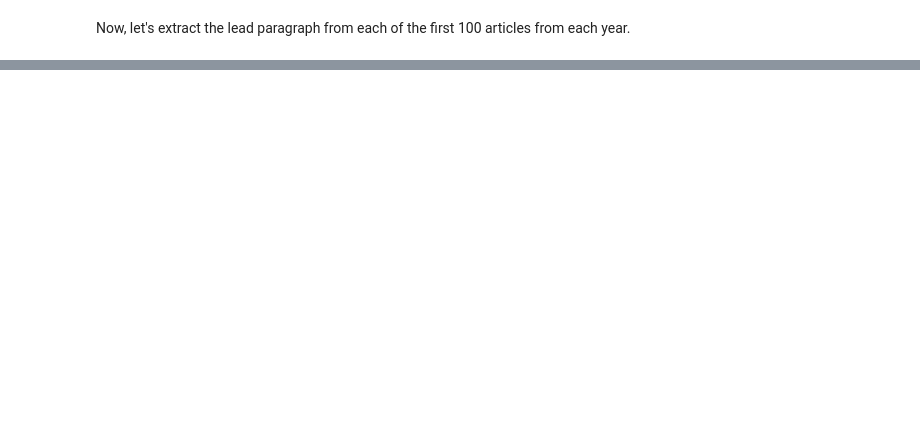
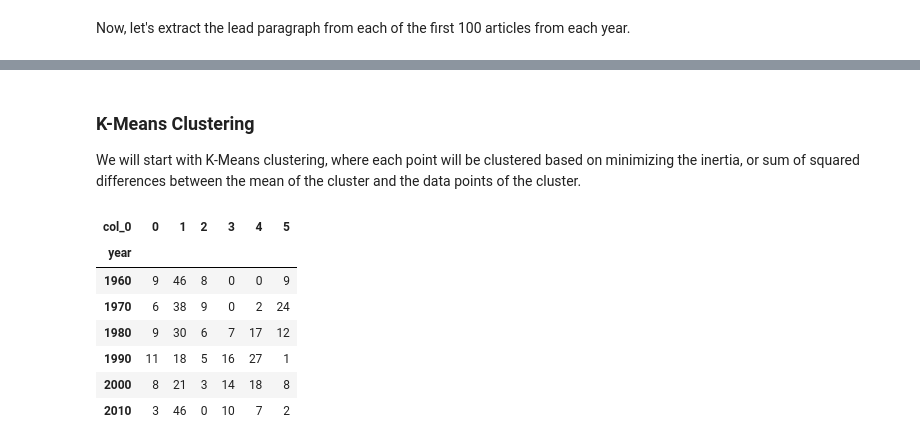
Before and after one commit to ephs08kmp/capstone_projects, a Jupyter notebook: 4.5.1 Unsupervised Learning Capstone.ipynb, the cells around one changed output, grey strips where cells are left out. Drawn from its saved outputs; the diff is of its cells as text; code cells hidden in the pictures; blank space fills up the shorter version.

```diff
--- a/4.5.1 Unsupervised Learning Capstone.ipynb
+++ b/4.5.1 Unsupervised Learning Capstone.ipynb
@@ -154,0 +160,36 @@ This still isn't working like I would expect...I'll keep going on this.
+# %%
+from sklearn.feature_extraction.text import TfidfVectorizer
+
+vectorizer = TfidfVectorizer(max_df=0.8,
+                            min_df=10,
+                            stop_words='english',
+                            lowercase=False,
+                            use_idf=True,
+                            norm=u'l2',
+                            smooth_idf=True)
+# Applying the vectorizer
+X_tfidf = vectorizer.fit_transform(X)
+print('Number of features: {}'.format(X_tfidf.get_shape()[1]))
+
+# Splitting into train and test sets
+X_train_tfidf, X_test_tfidf, y_train, y_test = train_test_split(X_tfidf, y, test_size=0.25, random_state=42)
+
+# Reshape vectorizer to readable content
+X_train_tfidf_csr = X_train_tfidf.tocsr()
+
+# Number of paragraphs
+n = X_train_tfidf_csr.shape[0]
+
+# A list of dictionaries, one per paragraph
+tfidf_bypara = [{} for _ in range(0,n)]
+
+# List of features
+terms = vectorizer.get_feature_names()
+
+# For each paragraph, lists the feature words and their tf-idf scores
+for i, j in zip(*X_train_tfidf_csr.nonzero()):
+    tfidf_bypara[i][terms[j]] = X_train_tfidf_csr[i, j]
+
+# Keep in mind that the log base 2 of 1 is 0, so a tf-idf score of 0 indicates that the word was present once in that sentence.
+print('Original sentence:', X_train[593])
+print('Tf_idf vector:', tfidf_bypara[0])
@@ -154,0 +224,20 @@ This still isn't working like I would expect...I'll keep going on this.
+# %% [markdown]
+### K-Means Clustering
+We will start with K-Means clustering, where each point will be clustered based on minimizing the inertia, or sum of squared differences between the mean of the cluster and the data points of the cluster.
+# %%
+from sklearn.cluster import KMeans
+
+# Calulate predicted values
+kmeans = KMeans(n_clusters=6, init='k-means++', random_state=42, n_init=10)
+y_pred = kmeans.fit_predict(X_train_tfidf)
+
+pd.crosstab(y_train, y_pred)
+# %% [output]
+| col_0 | 0 | 1 | 2 | 3 | 4 | 5 |
+| year |  |  |  |  |  |  |
+| 1960 | 9 | 46 | 8 | 0 | 0 | 9 |
+| 1970 | 6 | 38 | 9 | 0 | 2 | 24 |
+| 1980 | 9 | 30 | 6 | 7 | 17 | 12 |
+| 1990 | 11 | 18 | 5 | 16 | 27 | 1 |
+| 2000 | 8 | 21 | 3 | 14 | 18 | 8 |
+| 2010 | 3 | 46 | 0 | 10 | 7 | 2 |
```
Also changed, not shown: parts of 44 cells of this notebook.
